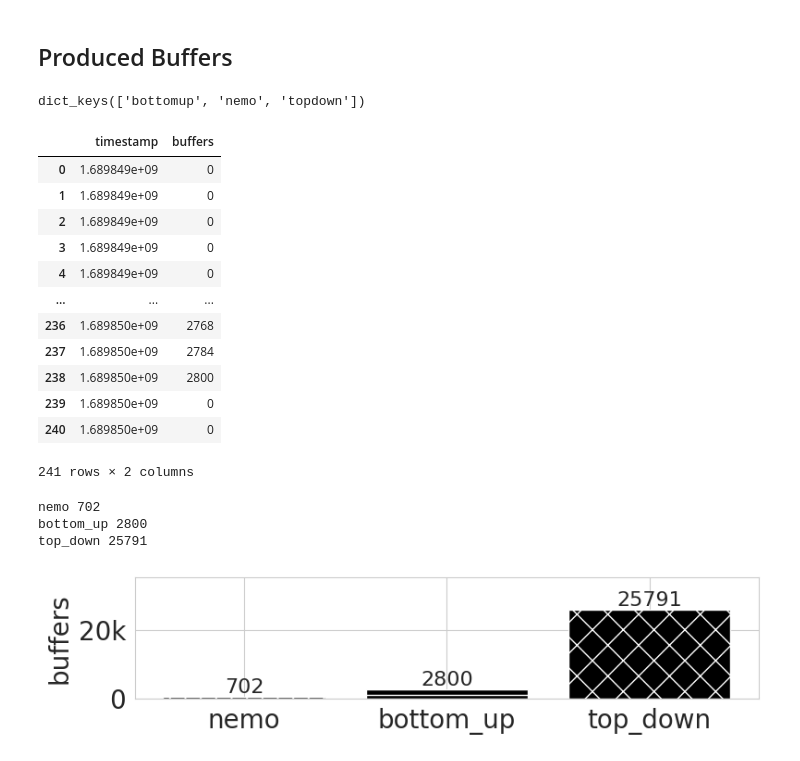
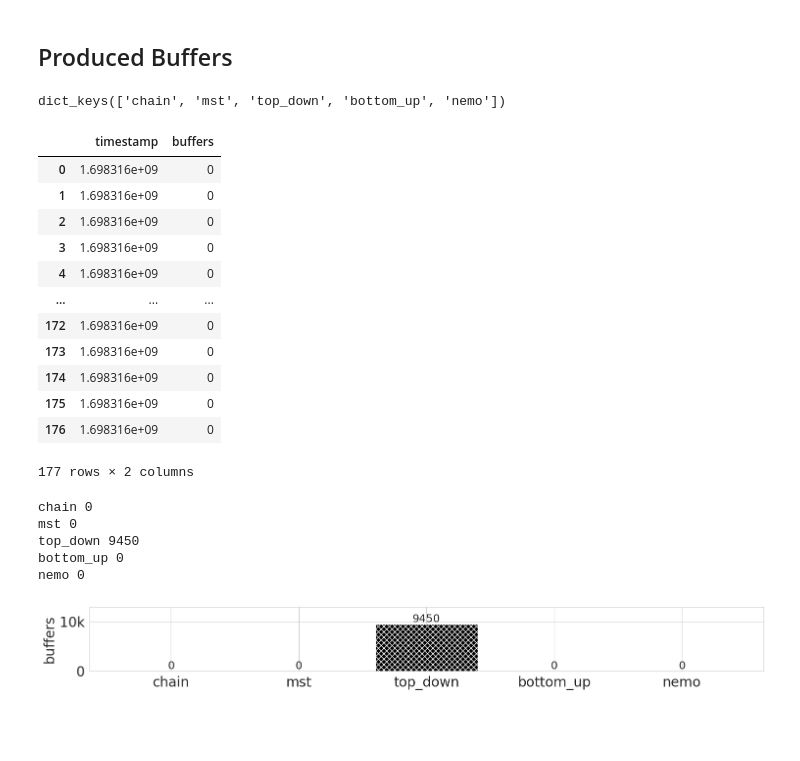
Before and after one commit to xchatzil/NEMO, a Jupyter notebook: notebooks/NesDeploymentsEval_perf.ipynb, the cells around one changed output. Cells and saved outputs as stored; diff of their text form; code cells hidden in the pictures; blank space fills up the shorter version.

```diff
--- a/notebooks/NesDeploymentsEval_perf.ipynb
+++ b/notebooks/NesDeploymentsEval_perf.ipynb
@@ -66,4 +74,25 @@ def get_type(node_id):
     elif node_id in sensors:
         type = "sources"
     return type
+# %%
+root_dir = "datasets/NES/311023/monitoring/"
+
+directory_dict = {
+    "chain": "bottomUpWithMonitoringSourceChain",
+    # "chain_stress": "bottomUpWithMonitoringSourceChain_stressed",
+    "mst": "bottomUpWithMonitoringSourceMst",
+    # "mst_stress": "bottomUpWithMonitoringSourceMst_stressed",
+    "top_down": "topDownWithMonitoringSourceThreeLevel",
+    # "top_down_stress": "topDownWithMonitoringSourceThreeLevel_stressed",
+    "bottom_up": "bottomUpWithMonitoringSourceThreeLevel",
+    # "bottom_up_stress": "bottomUpWithMonitoringSourceThreeLevel_stressed",
+    "nemo": "nemoPlacementWithMonitoringSourceThreeLevel",
+    # "nemo_stress": "nemoPlacementWithMonitoringSourceThreeLevel_stressed"
+}
+
+core_cols = ["time (s)", "node_id", "approach", "type"]
+columns = {
+    "cpu": ["cpu_user", "cpu_nice", "cpu_system"],
+    "net": ["R_BYTES", "R_PACKETS", "T_BYTES", "T_PACKETS"]
+}
 # %%
@@ -142,2 +150,6 @@ df_dict["cpu"]
 # %% [markdown]
 ## CPU Utilization
+# %%
+# Create and store the svg files
+df = df_dict["cpu"]
+df
@@ -223,60 +209,62 @@ def rename(k):
 # %%
-approaches = ["bottomup", "nemo", "topdown"]
-prefix = "num_buffers"
 buf_dict = {}
-for app in approaches:
-    fname = prefix + "_" + app + "_no_stress_100" + ".txt"
-    df = pd.read_csv(root_dir + fname, names=["timestamp", "buffers"])
-    buf_dict[app] = df
+for approach, directory in directory_dict.items():
+    if approach.endswith("stress"):
+        continue
+
+    fname = root_dir + directory + "/number_of_buffers_query_1.txt"
+    df = pd.read_csv(fname, names=["timestamp", "buffers"])
+    buf_dict[approach] = df
 
 buf_dict.keys()
 # %% [output]
-dict_keys(['bottomup', 'nemo', 'topdown'])
+dict_keys(['chain', 'mst', 'top_down', 'bottom_up', 'nemo'])
 # %%
-buf_dict["bottomup"]
+buf_dict["bottom_up"]
 # %% [output]
 |  | timestamp | buffers |
-| 0 | 1.689849e+09 | 0 |
-| 1 | 1.689849e+09 | 0 |
-| 2 | 1.689849e+09 | 0 |
-| 3 | 1.689849e+09 | 0 |
-| 4 | 1.689849e+09 | 0 |
+| 0 | 1.698316e+09 | 0 |
+| 1 | 1.698316e+09 | 0 |
+| 2 | 1.698316e+09 | 0 |
+| 3 | 1.698316e+09 | 0 |
+| 4 | 1.698316e+09 | 0 |
 | ... | ... | ... |
-| 236 | 1.689850e+09 | 2768 |
-| 237 | 1.689850e+09 | 2784 |
-| 238 | 1.689850e+09 | 2800 |
-| 239 | 1.689850e+09 | 0 |
-| 240 | 1.689850e+09 | 0 |
+| 172 | 1.698316e+09 | 0 |
+| 173 | 1.698316e+09 | 0 |
+| 174 | 1.698316e+09 | 0 |
+| 175 | 1.698316e+09 | 0 |
+| 176 | 1.698316e+09 | 0 |
-241 rows × 2 columns
+177 rows × 2 columns
 # %%
-fig, ax = plt.subplots(figsize=(8, 2))
-key_order = ["nemo", "bottomup", "topdown"]
+fig, ax = plt.subplots(figsize=(15, 2))
+key_order = directory_dict.keys()
 
 for k in key_order:
     df = buf_dict[k]
-    k = rename(k)
     val = df["buffers"].max()
     print(k, val)
     ax.bar(k, val, hatch=hatches[k], color="black")
     ax.text(k, val, f"{val:.0f}", ha='center', va='bottom', fontsize=16)
 
 # Calculate the maximum y-axis value
 max_y = ax.get_ylim()[1]
 # Set y-axis limit slightly higher to make space for labels
 ax.set_ylim(0, max_y * 1.3)
 
 plt.ylabel("buffers", fontsize=20)
 plt.tick_params(axis='both', labelsize=20)
 
 formatter = FuncFormatter(format_func)
 ax.yaxis.set_major_formatter(formatter)
 
 fig.tight_layout()
 
 plt.savefig("plots/NES/buffers" + ".svg")
 plt.show()
 # %% [output]
-nemo 702
-bottom_up 2800
-top_down 25791
+chain 0
+mst 0
+top_down 9450
+bottom_up 0
+nemo 0
-[figure, old version]
+[figure, new version]
```
Also changed, not shown: parts of 8 cells of this notebook, 55 other files.
